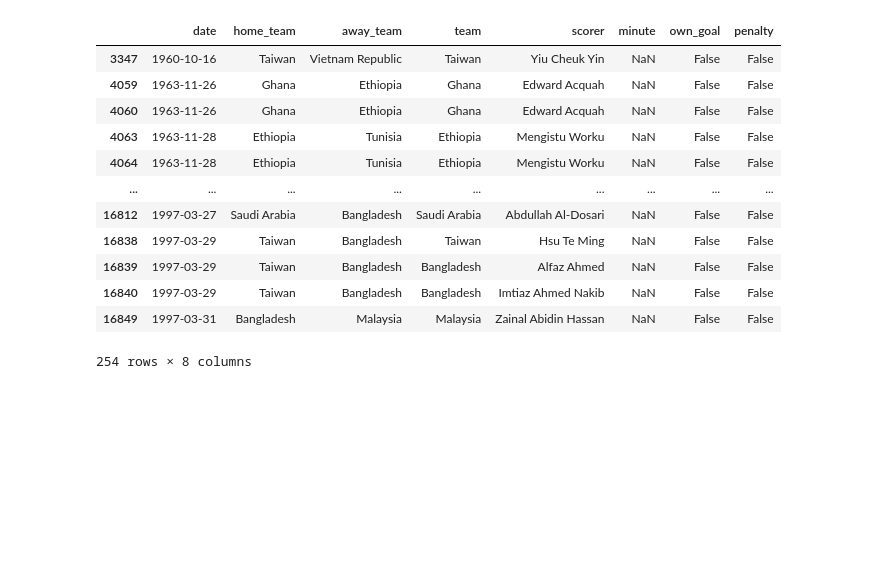
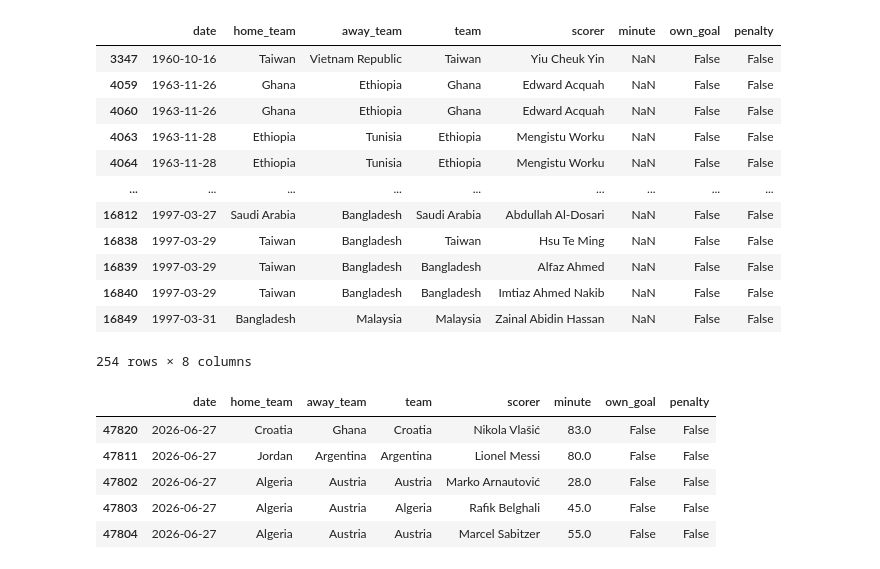
Before and after one commit to aidandig/World-Cup-2026, a Jupyter notebook: EDA/eda.ipynb, the cells around one changed output. Saved outputs shown, nothing was run; the diff lists cells and outputs as text; code cells hidden in the pictures; blank space fills up the shorter version.

Commit message:
process data

```diff
--- a/EDA/eda.ipynb
+++ b/EDA/eda.ipynb
@@ -1128,3 +1140,13 @@ CRO_vs_GHA = pd.DataFrame([
 }
 ])
 new_data = pd.concat([new_data, CRO_vs_GHA], ignore_index=True)
+# %%
+goal_scorers = pd.concat([goal_scorers, new_data], ignore_index=True)
+goal_scorers.sort_values(by='date', ascending=False).head()
+# %% [output]
+|  | date | home_team | away_team | team | scorer | minute | own_goal | penalty |
+| 47820 | 2026-06-27 | Croatia | Ghana | Croatia | Nikola Vlašić | 83.0 | False | False |
+| 47811 | 2026-06-27 | Jordan | Argentina | Argentina | Lionel Messi | 80.0 | False | False |
+| 47802 | 2026-06-27 | Algeria | Austria | Austria | Marko Arnautović | 28.0 | False | False |
+| 47803 | 2026-06-27 | Algeria | Austria | Algeria | Rafik Belghali | 45.0 | False | False |
+| 47804 | 2026-06-27 | Algeria | Austria | Austria | Marcel Sabitzer | 55.0 | False | False |
```
Also changed, not shown: parts of 4 cells of this notebook.
